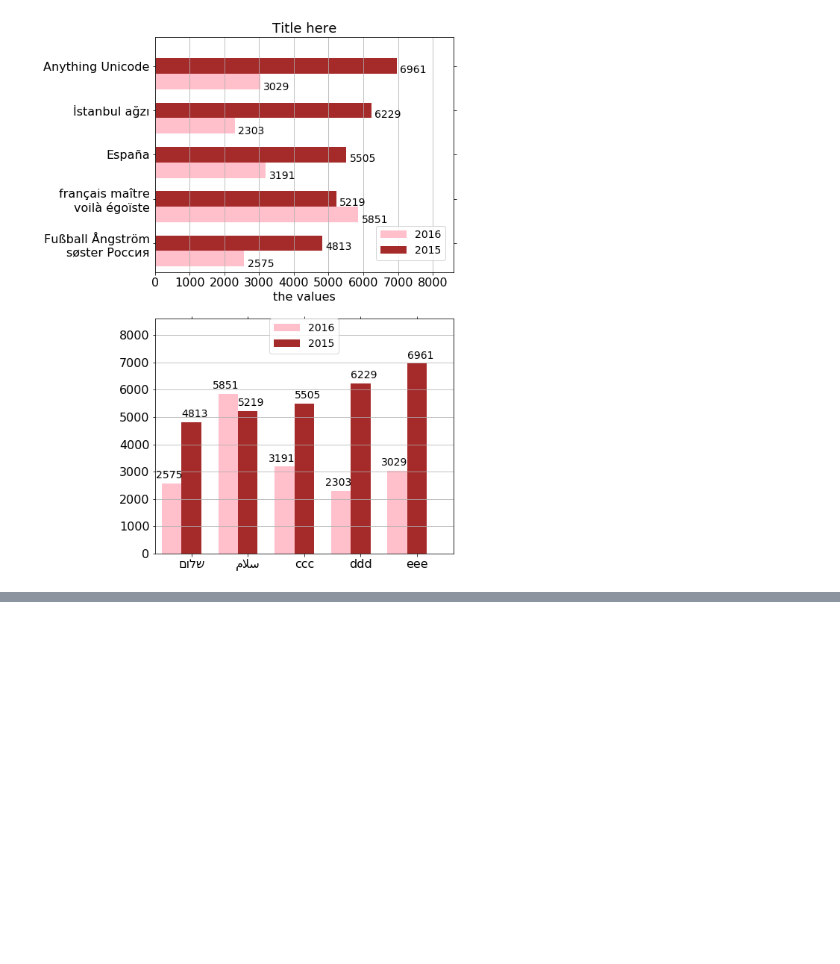
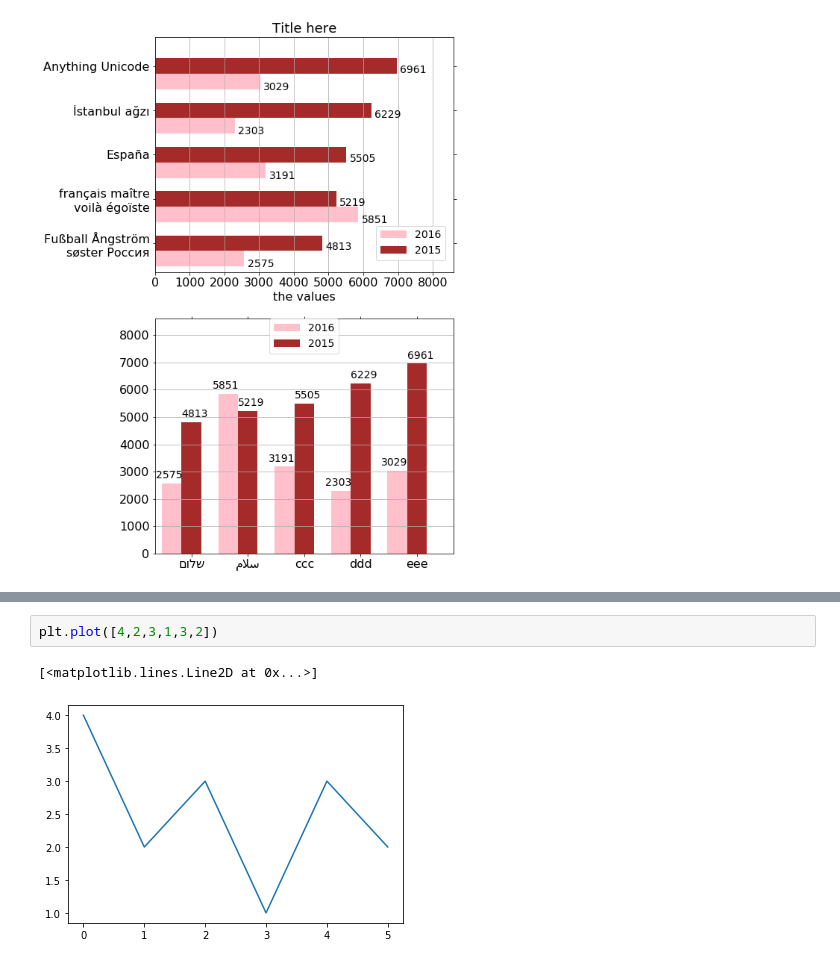
Before and after one commit to arybs/website, a Jupyter notebook: _notebooks/2020-01-01-bars.ipynb, the cells around one changed output, grey strips where cells are left out. Saved outputs shown, nothing was run; the diff lists cells and outputs as text; blank space fills up the shorter version.

```diff
--- a/_notebooks/2020-01-01-bars.ipynb
+++ b/_notebooks/2020-01-01-bars.ipynb
@@ -165,0 +181,5 @@ fig
+# %%
+plt.plot([4,2,3,1,3,2])
+# %% [output]
+[<matplotlib.lines.Line2D at 0x...>]
+[figure, added]
```
Also changed, not shown: parts of 5 cells of this notebook, 16 other files.
